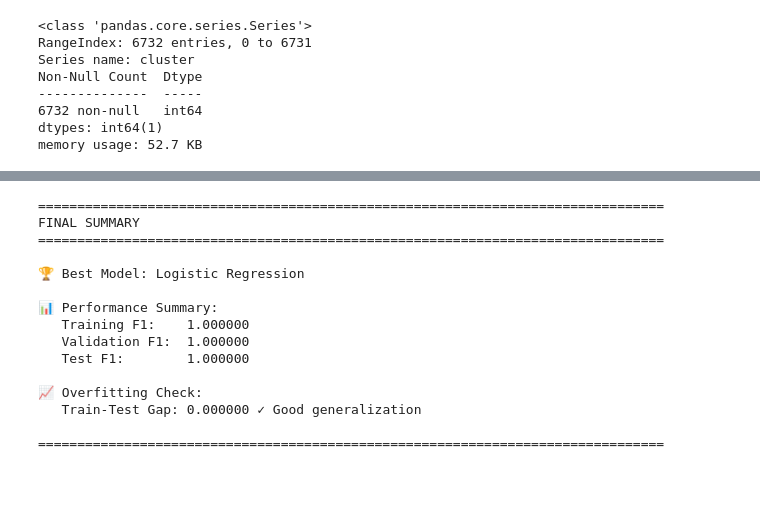
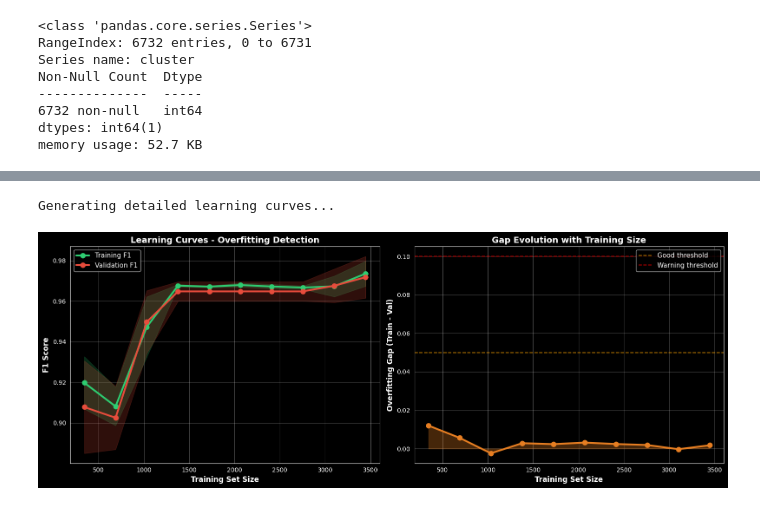
Before and after one commit to dhimooTn/BI-Project, a Jupyter notebook: ml/classification/class.ipynb, the cells around one changed output, grey strips where cells are left out. Saved outputs shown, nothing was run; the diff lists cells and outputs as text; code cells hidden in the pictures.

```diff
--- a/ml/classification/class.ipynb
+++ b/ml/classification/class.ipynb
@@ -479,36 +557,53 @@ plt.show()
 # %%
 # ============================================================================
-# FINAL SUMMARY
+# 📊 VISUALISATION 3: LEARNING CURVES DÉTAILLÉES
 # ============================================================================
-print("="*80)
-print("FINAL SUMMARY")
-print("="*80)
-print(f"\n🏆 Best Model: {best_model_name}")
-print(f"\n📊 Performance Summary:")
-print(f"   Training F1:    {train_f1:.6f}")
-print(f"   Validation F1:  {val_f1:.6f}")
-print(f"   Test F1:        {test_f1:.6f}")
-print(f"\n📈 Overfitting Check:")
-print(f"   Train-Test Gap: {abs(train_f1 - test_f1):.6f}", end="")
-if abs(train_f1 - test_f1) < 0.05:
-    print(" ✓ Good generalization")
-else:
-    print(" ⚠️ Possible overfitting")
+print("\nGenerating detailed learning curves...")
 
-print("\n" + "="*80)
+train_sizes, train_scores, val_scores = learning_curve(
+    final_pipeline, X_train, y_train,
+    train_sizes=np.linspace(0.1, 1.0, 10),
+    cv=5,
+    scoring='f1_weighted',
+    n_jobs=-1
+)
+
+fig, axes = plt.subplots(1, 2, figsize=(16, 6))
+
+# Learning curve with confidence intervals
+train_mean = train_scores.mean(axis=1)
+train_std = train_scores.std(axis=1)
+val_mean = val_scores.mean(axis=1)
+val_std = val_scores.std(axis=1)
+
+axes[0].plot(train_sizes, train_mean, 'o-', label='Training F1',
+            linewidth=3, markersize=8, color='#2ecc71')
+axes[0].plot(train_sizes, val_mean, 'o-', label='Validation F1',
+            linewidth=3, markersize=8, color='#e74c3c')
+axes[0].fill_between(train_sizes, train_mean - train_std, train_mean + train_std,
+                     alpha=0.2, color='#2ecc71')
+axes[0].fill_between(train_sizes, val_mean - val_std, val_mean + val_std,
+                     alpha=0.2, color='#e74c3c')
+axes[0].set_xlabel('Training Set Size', fontsize=12, fontweight='bold')
+axes[0].set_ylabel('F1 Score', fontsize=12, fontweight='bold')
+axes[0].set_title('Learning Curves - Overfitting Detection', fontsize=14, fontweight='bold')
+axes[0].legend(loc='best', fontsize=11)
+axes[0].grid(True, alpha=0.3)
+
+# Gap evolution
+gap_evolution = train_mean - val_mean
+axes[1].plot(train_sizes, gap_evolution, 'o-', linewidth=3, markersize=8, color='#e67e22')
+axes[1].axhline(y=0.05, color='orange', linestyle='--', label='Good threshold', alpha=0.7)
+axes[1].axhline(y=0.10, color='red', linestyle='--', label='Warning threshold', alpha=0.7)
+axes[1].fill_between(train_sizes, 0, gap_evolution, alpha=0.3, color='#e67e22')
+axes[1].set_xlabel('Training Set Size', fontsize=12, fontweight='bold')
+axes[1].set_ylabel('Overfitting Gap (Train - Val)', fontsize=12, fontweight='bold')
+axes[1].set_title('Gap Evolution with Training Size', fontsize=14, fontweight='bold')
+axes[1].legend(loc='best', fontsize=11)
+axes[1].grid(True, alpha=0.3)
+
+plt.tight_layout()
+plt.show()
 # %% [output]
-================================================================================
-FINAL SUMMARY
-================================================================================
-
-🏆 Best Model: Logistic Regression
-
-📊 Performance Summary:
-   Training F1:    1.000000
-   Validation F1:  1.000000
-   Test F1:        1.000000
-
-📈 Overfitting Check:
-   Train-Test Gap: 0.000000 ✓ Good generalization
-
-================================================================================
+Generating detailed learning curves...
+[figure, added]
```
Also changed, not shown: parts of 24 cells of this notebook, 12 other files.
